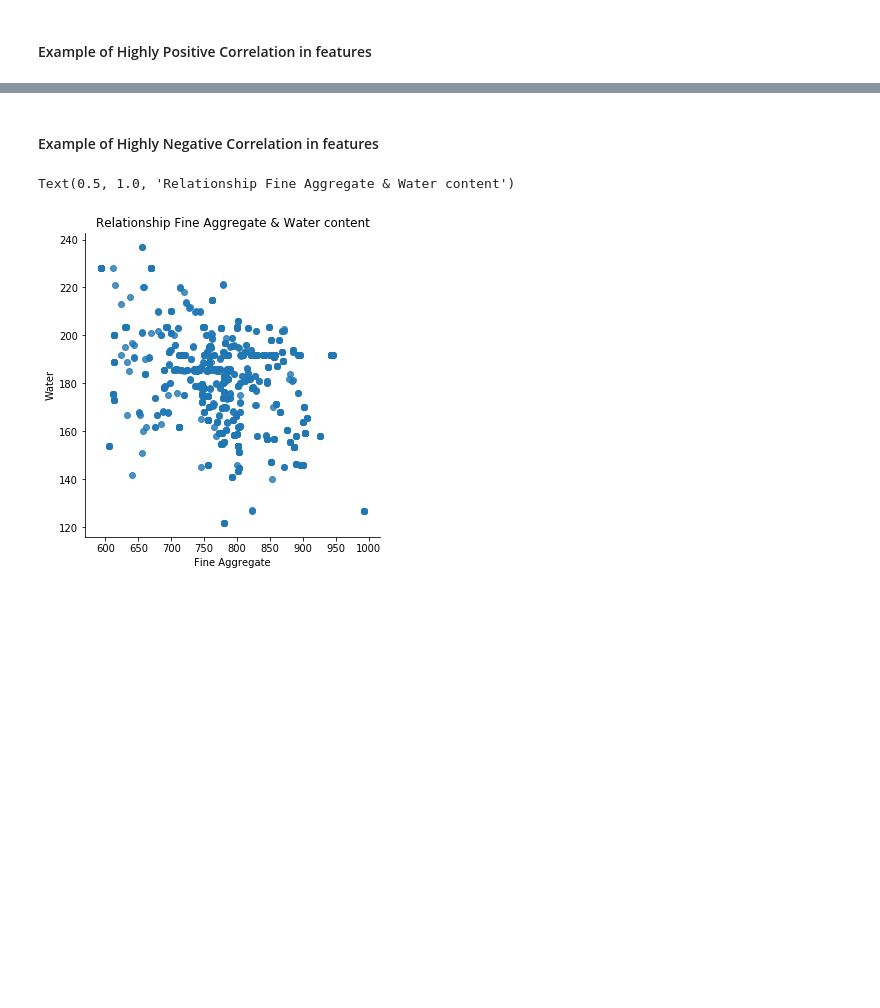
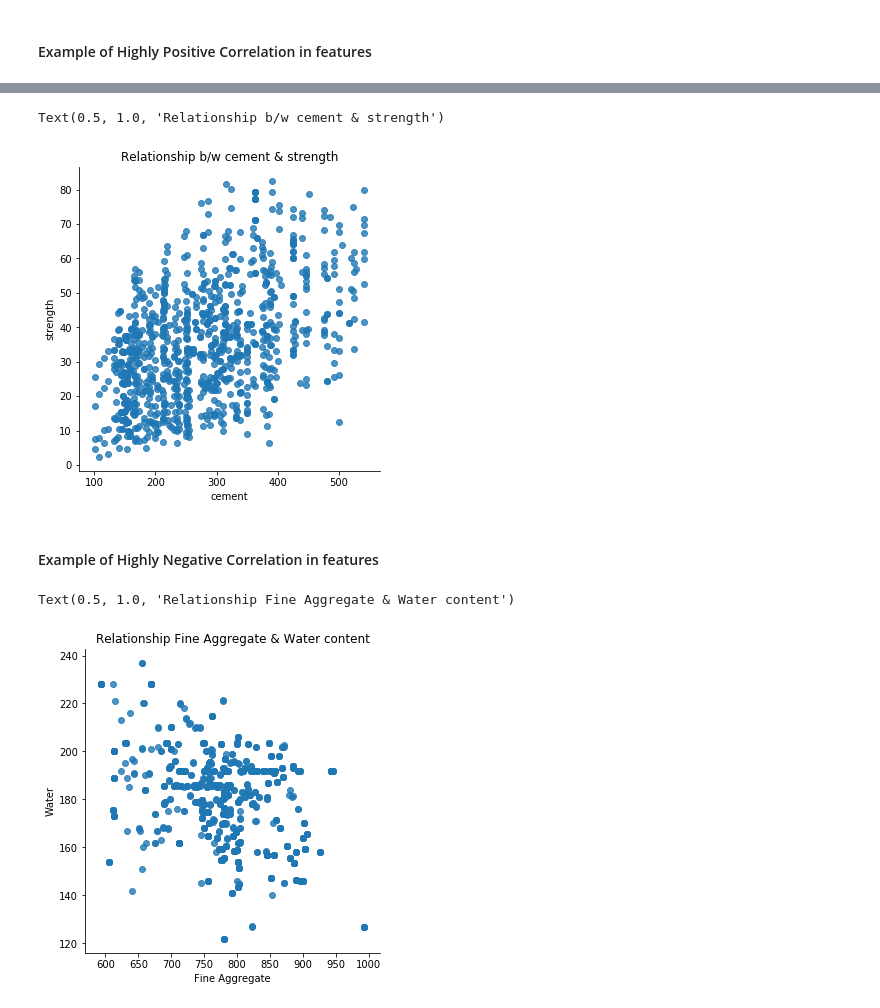
Before and after one commit to rsjain1978/concrete-data-analysis-modelling, a Jupyter notebook: eda.ipynb, the cells around one changed output, grey strips where cells are left out. Saved outputs shown, nothing was run; the diff lists cells and outputs as text; code cells hidden in the pictures; blank space fills up the shorter version.

```diff
--- a/eda.ipynb
+++ b/eda.ipynb
@@ -252,3 +247,12 @@ Text(0.5, 1.0, 'Relationship b/w Ash & Superplastic')
+# %%
+# As expected there is a positive relation b/w cement quantity and strength of concrete
+sns.lmplot(x='cement',y='strength',data=data_orig, fit_reg=False)
+plt.xlabel('cement')
+plt.ylabel('strength')
+plt.title('Relationship b/w cement & strength')
+# %% [output]
+Text(0.5, 1.0, 'Relationship b/w cement & strength')
+[figure, added]
 # %% [markdown]
 #### Example of Highly Negative Correlation in features
 # %%
```
Also changed, not shown: parts of 2 cells of this notebook.
